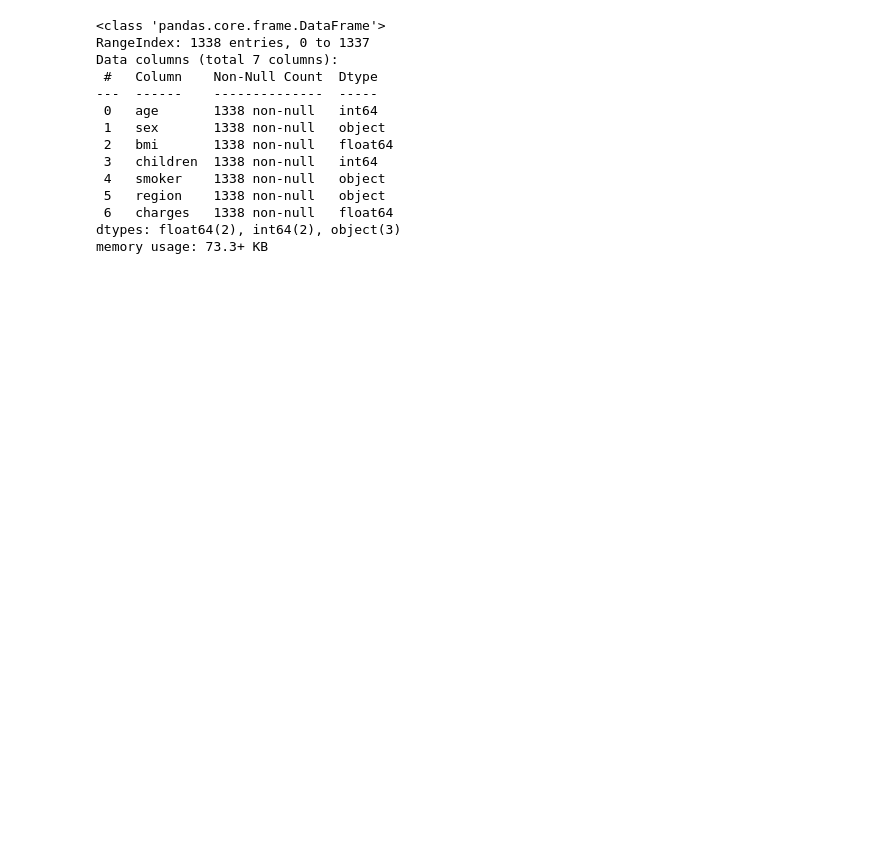
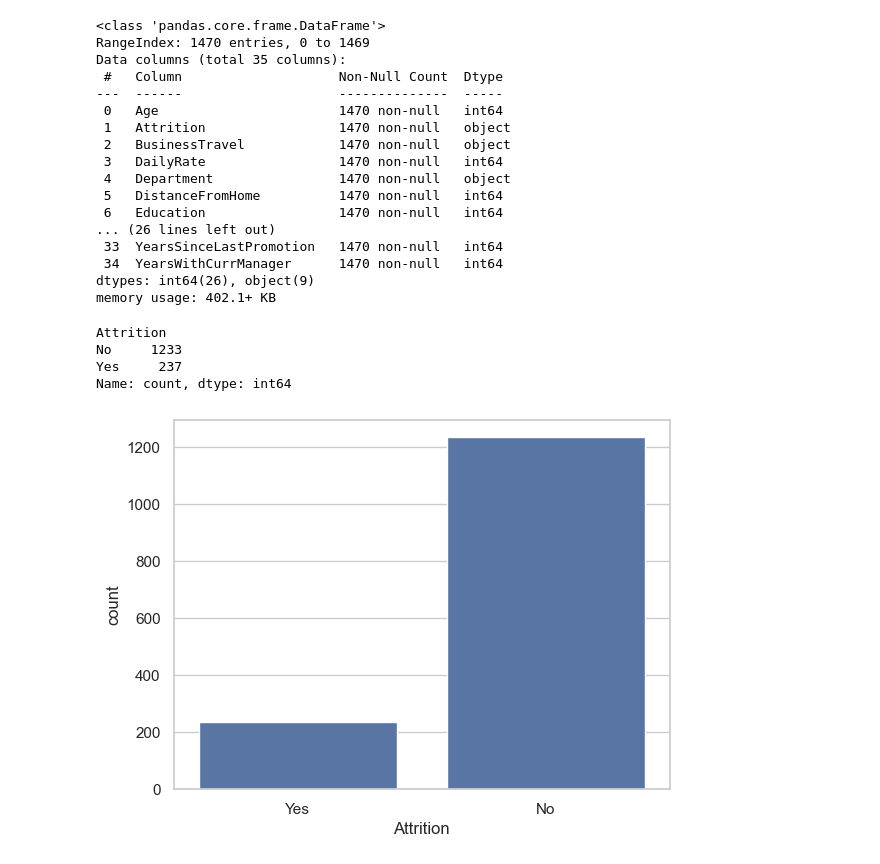
Before and after one commit to Ibraheem-Al-hafith/SAIR_Courses, a Jupyter notebook: 1_Regression/Regression Capstone Projects/Ahmed Alsafi/note.ipynb, the cells around one changed output. Cells and saved outputs as stored; diff of their text form; code cells hidden in the pictures; blank space fills up the shorter version.

```diff
--- a/1_Regression/Regression Capstone Projects/Ahmed Alsafi/note.ipynb
+++ b/1_Regression/Regression Capstone Projects/Ahmed Alsafi/note.ipynb
@@ -9,3 +29,2 @@ from sklearn.metrics import mean_squared_error, r2_score
 # %%
-df = pd.read_csv('insurance.csv')
-print(df.head())
+df = pd.read_csv("data.csv")
@@ -31,20 +86,31 @@ dtype: int64
 df.info()
 # %% [output]
 <class 'pandas.core.frame.DataFrame'>
-RangeIndex: 1338 entries, 0 to 1337
-Data columns (total 7 columns):
- #   Column    Non-Null Count  Dtype
----  ------    --------------  -----
- 0   age       1338 non-null   int64
- 1   sex       1338 non-null   object
- 2   bmi       1338 non-null   float64
- 3   children  1338 non-null   int64
- 4   smoker    1338 non-null   object
- 5   region    1338 non-null   object
- 6   charges   1338 non-null   float64
-dtypes: float64(2), int64(2), object(3)
-memory usage: 73.3+ KB
+RangeIndex: 1470 entries, 0 to 1469
+Data columns (total 35 columns):
+ #   Column                    Non-Null Count  Dtype
+---  ------                    --------------  -----
+ 0   Age                       1470 non-null   int64
+ 1   Attrition                 1470 non-null   object
+ 2   BusinessTravel            1470 non-null   object
+ 3   DailyRate                 1470 non-null   int64
+ 4   Department                1470 non-null   object
+ 5   DistanceFromHome          1470 non-null   int64
+ 6   Education                 1470 non-null   int64
+... (26 lines left out)
+ 33  YearsSinceLastPromotion   1470 non-null   int64
+ 34  YearsWithCurrManager      1470 non-null   int64
+dtypes: int64(26), object(9)
+memory usage: 402.1+ KB
-# %%
-df['smoker'] = df['smoker'].map({'yes': 1, 'no': 0})
-# %%
-df['sex'] = df['sex'].map({'male': 1, 'female': 0})
+# %%
+sns.countplot(x='Attrition', data=df)
+# Imbalanced Dataset problem
+tes = df['Attrition'].value_counts()
+print(tes)
+# 1233 vs 237
+# %% [output]
+Attrition
+No     1233
+Yes     237
+Name: count, dtype: int64
+[figure, added]
```
Also changed, not shown: parts of 39 cells of this notebook, 2 other files.
